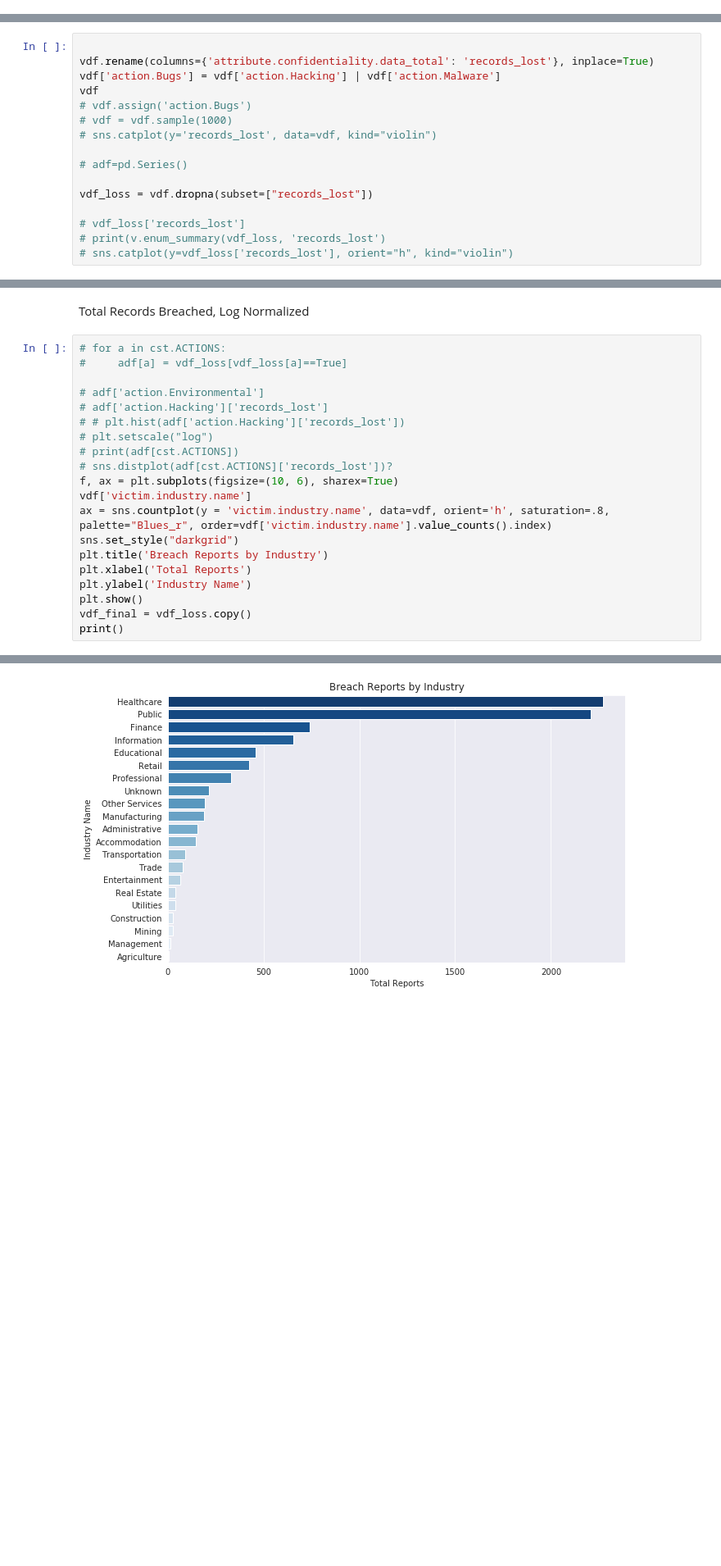
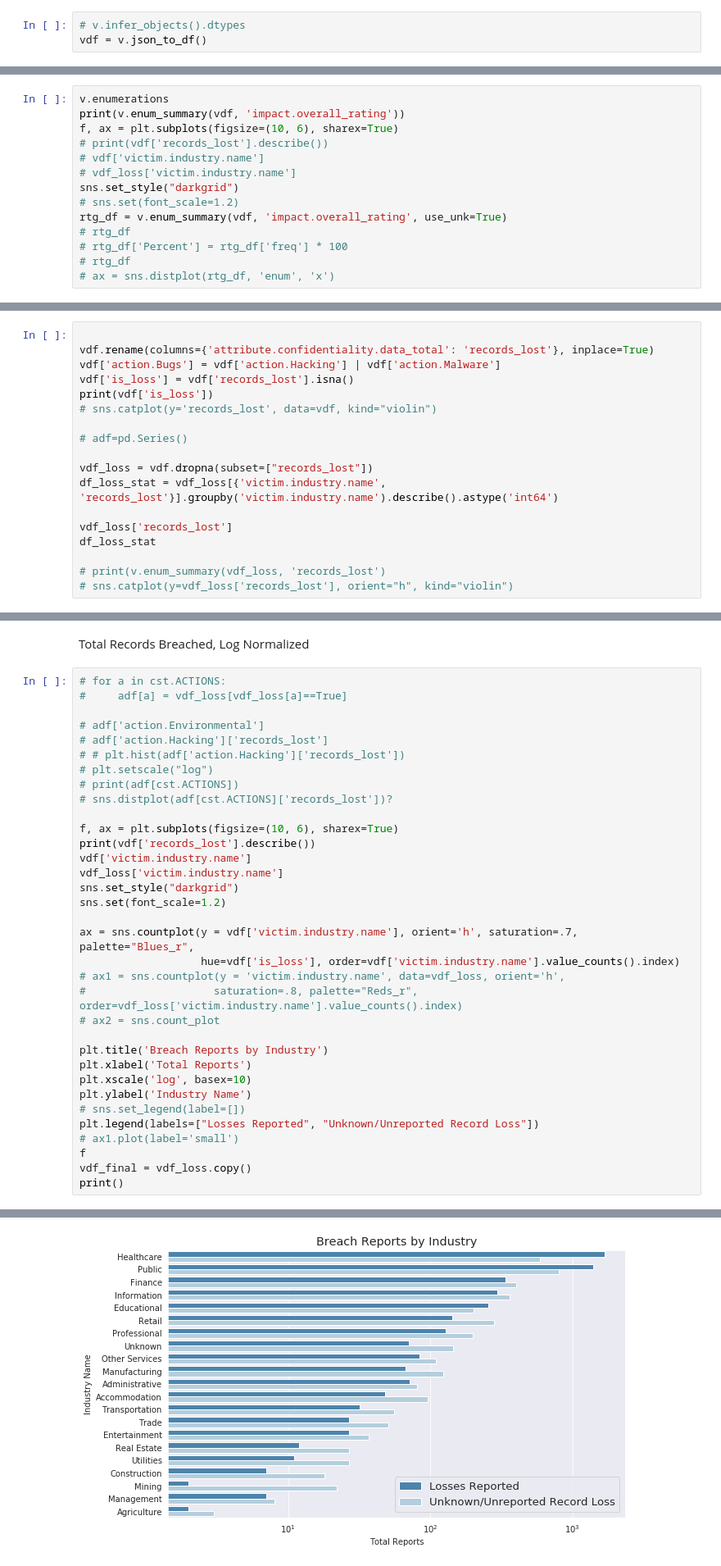
Before and after one commit to ethanpaek/CloudBleed_Project_2019, a Jupyter notebook: vcdb_parse.ipynb, the cells around one changed output, grey strips where cells are left out. Shown at 82% size. Cells and saved outputs as stored; diff of their text form; blank space fills up the shorter version.

```diff
--- a/vcdb_parse.ipynb
+++ b/vcdb_parse.ipynb
@@ -27,2 +18,5 @@ Finished building VERIS DataFrame
 # %% [markdown]
 ##### v is a VERIS object. vdf contains the actual data.
+# %%
+# v.infer_objects().dtypes
+vdf = v.json_to_df()
@@ -28,0 +32,14 @@ Finished building VERIS DataFrame
+# %%
+v.enumerations
+print(v.enum_summary(vdf, 'impact.overall_rating'))
+f, ax = plt.subplots(figsize=(10, 6), sharex=True)
+# print(vdf['records_lost'].describe())
+# vdf['victim.industry.name']
+# vdf_loss['victim.industry.name']
+sns.set_style("darkgrid")
+# sns.set(font_scale=1.2)
+rtg_df = v.enum_summary(vdf, 'impact.overall_rating', use_unk=True)
+# rtg_df
+# rtg_df['Percent'] = rtg_df['freq'] * 100
+# rtg_df
+# ax = sns.distplot(rtg_df, 'enum', 'x')
@@ -30,15 +100,17 @@ Finished building VERIS DataFrame
 
 vdf.rename(columns={'attribute.confidentiality.data_total': 'records_lost'}, inplace=True)
 vdf['action.Bugs'] = vdf['action.Hacking'] | vdf['action.Malware']
-vdf
-# vdf.assign('action.Bugs')
-# vdf = vdf.sample(1000)
+vdf['is_loss'] = vdf['records_lost'].isna()
+print(vdf['is_loss'])
 # sns.catplot(y='records_lost', data=vdf, kind="violin")
 
 # adf=pd.Series()
 
 vdf_loss = vdf.dropna(subset=["records_lost"])
+df_loss_stat = vdf_loss[{'victim.industry.name', 'records_lost'}].groupby('victim.industry.name').describe().astype('int64')
 
-# vdf_loss['records_lost']
+vdf_loss['records_lost']
+df_loss_stat
+
 # print(v.enum_summary(vdf_loss, 'records_lost')
 # sns.catplot(y=vdf_loss['records_lost'], orient="h", kind="violin")
@@ -54,14 +158,28 @@ Total Records Breached, Log Normalized
 # plt.setscale("log")
 # print(adf[cst.ACTIONS])
 # sns.distplot(adf[cst.ACTIONS]['records_lost'])?
+
 f, ax = plt.subplots(figsize=(10, 6), sharex=True)
+print(vdf['records_lost'].describe())
 vdf['victim.industry.name']
-ax = sns.countplot(y = 'victim.industry.name', data=vdf, orient='h', saturation=.8, palette="Blues_r", order=vdf['victim.industry.name'].value_counts().index)
+vdf_loss['victim.industry.name']
 sns.set_style("darkgrid")
+sns.set(font_scale=1.2)
+
+ax = sns.countplot(y = vdf['victim.industry.name'], orient='h', saturation=.7, palette="Blues_r",
+                   hue=vdf['is_loss'], order=vdf['victim.industry.name'].value_counts().index)
+# ax1 = sns.countplot(y = 'victim.industry.name', data=vdf_loss, orient='h',
+#                    saturation=.8, palette="Reds_r", order=vdf_loss['victim.industry.name'].value_counts().index)
+# ax2 = sns.count_plot
+
 plt.title('Breach Reports by Industry')
 plt.xlabel('Total Reports')
+plt.xscale('log', basex=10)
 plt.ylabel('Industry Name')
-plt.show()
+# sns.set_legend(label=[])
+plt.legend(labels=["Losses Reported", "Unknown/Unreported Record Loss"])
+# ax1.plot(label='small')
+f
 vdf_final = vdf_loss.copy()
 print()
 # %% [output]
@@ -68,2 +195,2 @@ print()
-[figure, old version]
+[figure, new version]
 # %%
```
Also changed, not shown: parts of 19 cells of this notebook, 8 other files.
